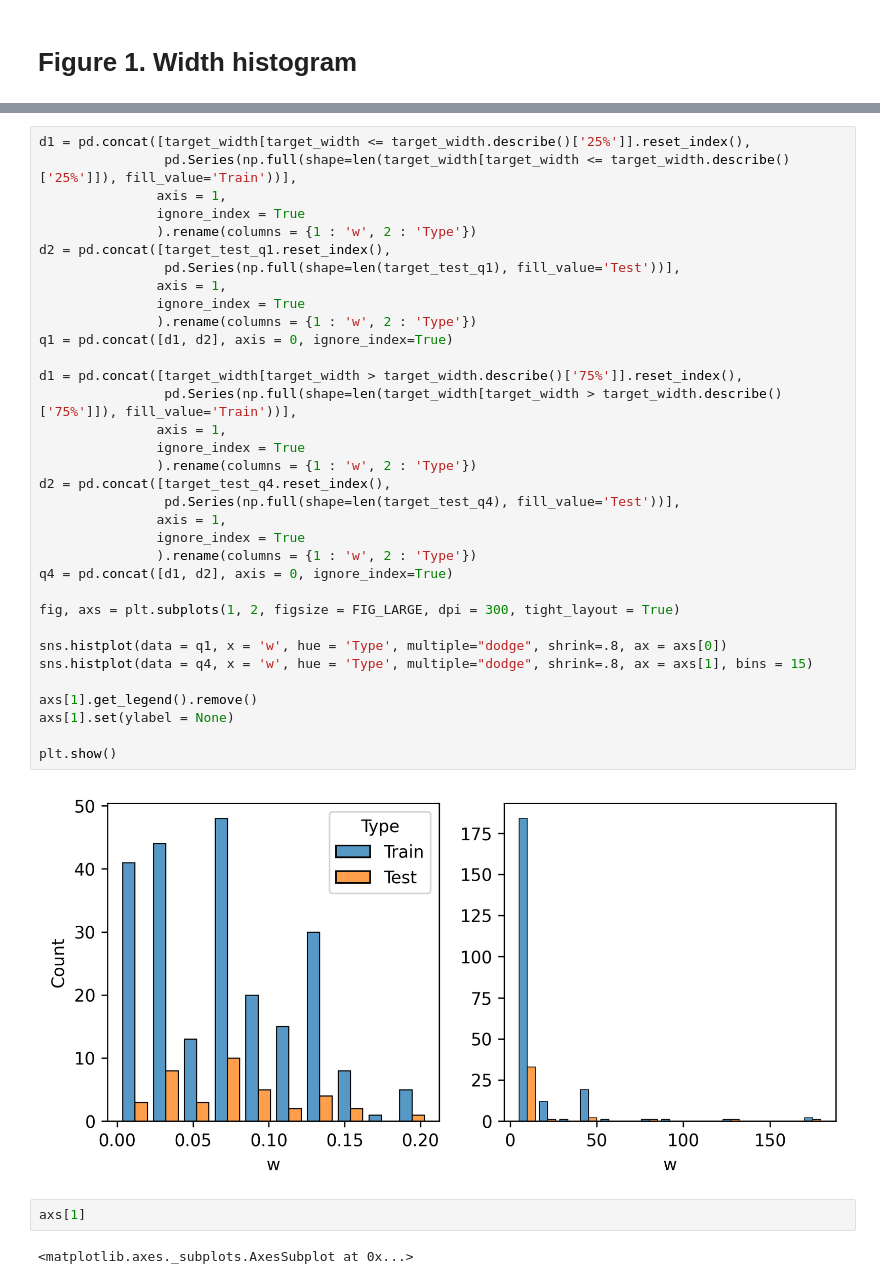
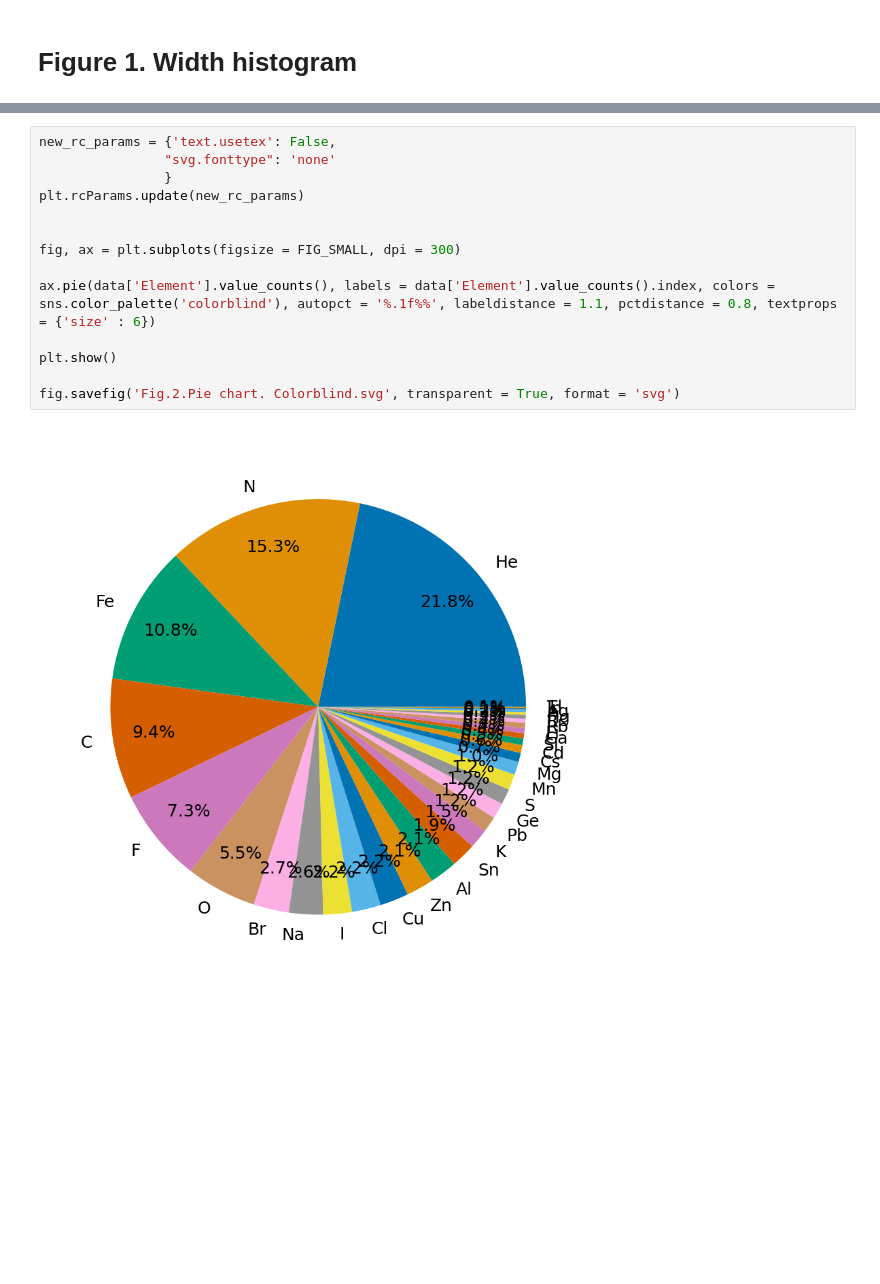
Before and after one commit to alezakuskin/Stark_ML, a Jupyter notebook: Figures.ipynb, the cells around one changed output, grey strips where cells are left out. Drawn from its saved outputs; the diff is of its cells as text; blank space fills up the shorter version.

```diff
--- a/Figures.ipynb
+++ b/Figures.ipynb
@@ -174,40 +206,16 @@ axs[0, 0].hist(target_width[target_width <= data_width_stats['25%']], bins=20, l
-# %%
-d1 = pd.concat([target_width[target_width <= target_width.describe()['25%']].reset_index(),
-                pd.Series(np.full(shape=len(target_width[target_width <= target_width.describe()['25%']]), fill_value='Train'))],
-               axis = 1,
-               ignore_index = True
-               ).rename(columns = {1 : 'w', 2 : 'Type'})
-d2 = pd.concat([target_test_q1.reset_index(),
-                pd.Series(np.full(shape=len(target_test_q1), fill_value='Test'))],
-               axis = 1,
-               ignore_index = True
-               ).rename(columns = {1 : 'w', 2 : 'Type'})
-q1 = pd.concat([d1, d2], axis = 0, ignore_index=True)
-
-d1 = pd.concat([target_width[target_width > target_width.describe()['75%']].reset_index(),
-                pd.Series(np.full(shape=len(target_width[target_width > target_width.describe()['75%']]), fill_value='Train'))],
-               axis = 1,
-               ignore_index = True
-               ).rename(columns = {1 : 'w', 2 : 'Type'})
-d2 = pd.concat([target_test_q4.reset_index(),
-                pd.Series(np.full(shape=len(target_test_q4), fill_value='Test'))],
-               axis = 1,
-               ignore_index = True
-               ).rename(columns = {1 : 'w', 2 : 'Type'})
-q4 = pd.concat([d1, d2], axis = 0, ignore_index=True)
-
-fig, axs = plt.subplots(1, 2, figsize = FIG_LARGE, dpi = 300, tight_layout = True)
-
-sns.histplot(data = q1, x = 'w', hue = 'Type', multiple="dodge", shrink=.8, ax = axs[0])
-sns.histplot(data = q4, x = 'w', hue = 'Type', multiple="dodge", shrink=.8, ax = axs[1], bins = 15)
-
-axs[1].get_legend().remove()
-axs[1].set(ylabel = None)
-
-plt.show()
-# %% [output]
-[figure, removed]
-# %%
-axs[1]
-# %% [output]
-<matplotlib.axes._subplots.AxesSubplot at 0x...>
+# %%
+new_rc_params = {'text.usetex': False,
+                "svg.fonttype": 'none'
+                }
+plt.rcParams.update(new_rc_params)
+
+
+fig, ax = plt.subplots(figsize = FIG_SMALL, dpi = 300)
+
+ax.pie(data['Element'].value_counts(), labels = data['Element'].value_counts().index, colors = sns.color_palette('colorblind'), autopct = '%.1f%%', labeldistance = 1.1, pctdistance = 0.8, textprops = {'size' : 6})
+
+plt.show()
+
+fig.savefig('Fig.2.Pie chart. Colorblind.svg', transparent = True, format = 'svg')
+# %% [output]
+[figure, added]
```
Also changed, not shown: parts of 9 cells of this notebook.
